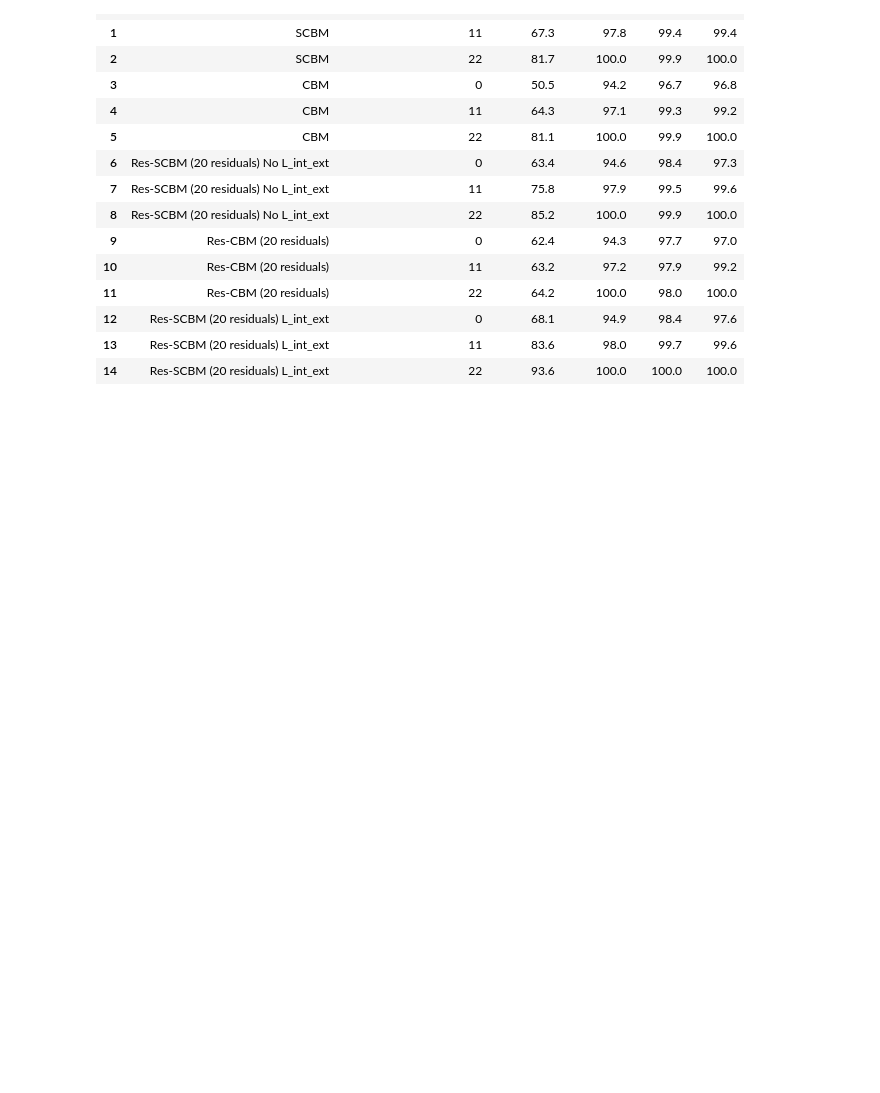
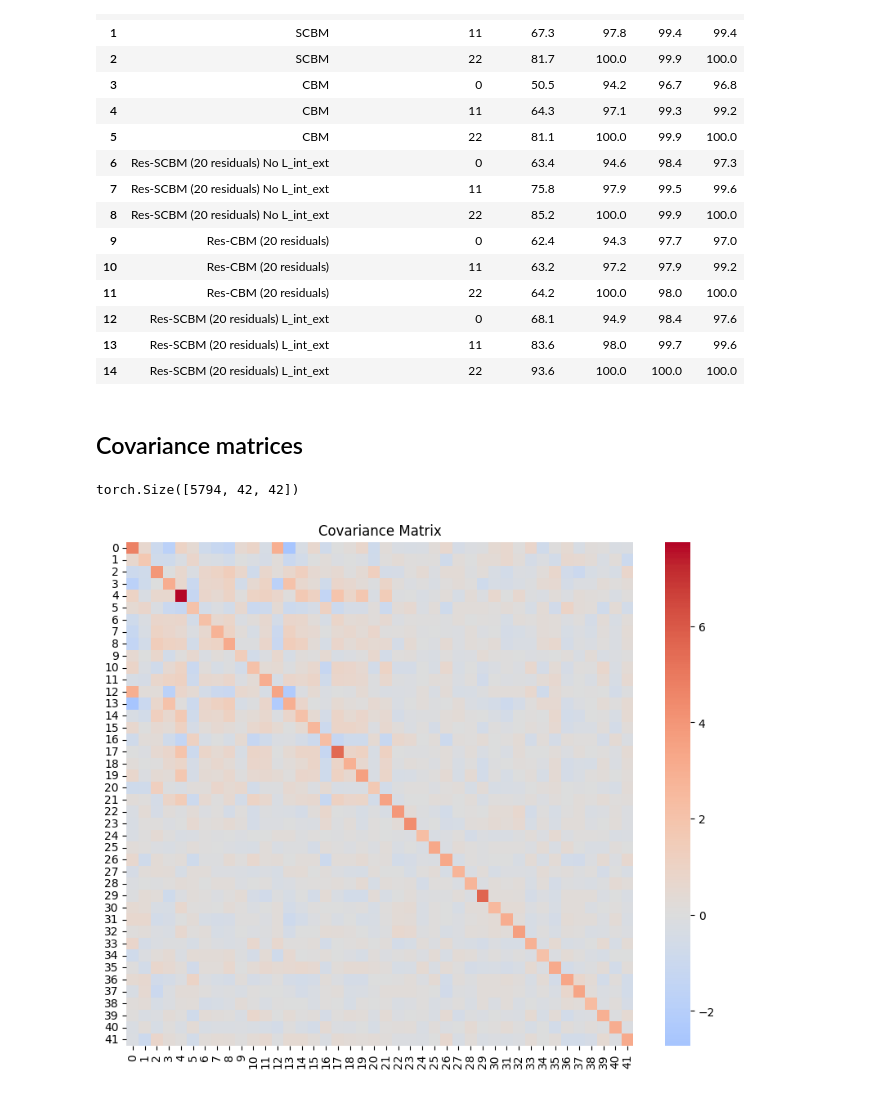
Before and after one commit to stephenmarcou/SCBM_implementation, a Jupyter notebook: results_aug.ipynb, the cells around one changed output. Cells and saved outputs as stored; diff of their text form; code cells hidden in the pictures; blank space fills up the shorter version.

```diff
--- a/results_aug.ipynb
+++ b/results_aug.ipynb
@@ -135,3 +223,23 @@ df
 | 12 | Res-SCBM (20 residuals) L_int_ext | 0 | 68.1 | 94.9 | 98.4 | 97.6 |
 | 13 | Res-SCBM (20 residuals) L_int_ext | 11 | 83.6 | 98.0 | 99.7 | 99.6 |
 | 14 | Res-SCBM (20 residuals) L_int_ext | 22 | 93.6 | 100.0 | 100.0 | 100.0 |
+# %% [markdown]
+## Covariance matrices
+# %%
+import torch
+cov_matrices = torch.load("/Users/stephenmarcou/Documents/ETH Zurich/Cambridge/Code/SCBM_implementation/experiments/scbm_residual/CUB/Mateo_025_fixed_emp_perc_residuals_20_L_int_extension_loss_weight_1_2026-07-31_20-15-47_174e5/test/covariance_matrices.pt")
+
+cov_matrices.shape
+# %% [output]
+torch.Size([5794, 42, 42])
+# %%
+# Heatmap of first covariance matrix
+import matplotlib.pyplot as plt
+import seaborn as sns
+
+plt.figure(figsize=(10, 8))
+sns.heatmap(cov_matrices[0], annot=False, cmap="coolwarm", center=0)
+plt.title("Covariance Matrix")
+plt.show()
+# %% [output]
+[figure, added]
```
Also changed, not shown: parts of 3 cells of this notebook, 11 other files.
